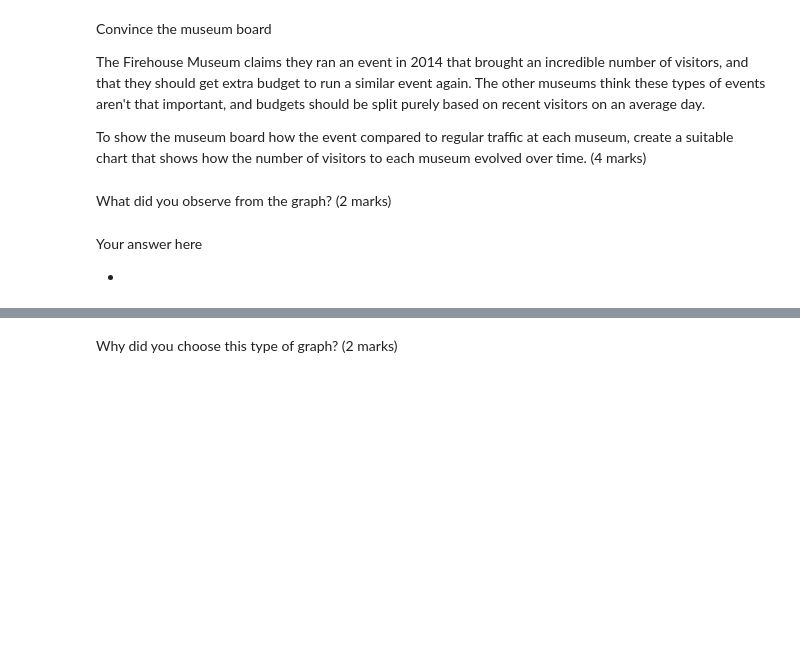
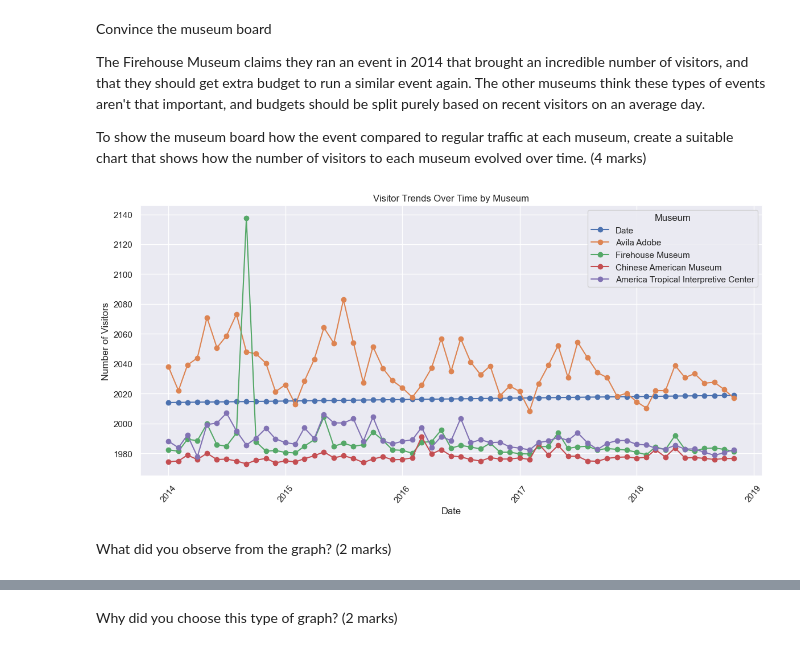
Before and after one commit to JB250101/Machine-learning, a Jupyter notebook: Assignment 2/Assignment2.ipynb, the cells around one changed output, grey strips where cells are left out. Drawn from its saved outputs; the diff is of its cells as text; code cells hidden in the pictures; blank space fills up the shorter version.

```diff
--- a/Assignment 2/Assignment2.ipynb
+++ b/Assignment 2/Assignment2.ipynb
@@ -181,7 +178,6 @@ You can find the csv file that contains the museum visitors data here: ./CSVs/mu
 # %% [markdown]
 Review the data by taking a look at a few of the rows.
 # %%
-museum_data = '/data/museum_visitors.csv'
-museum_visitors = pd.read_csv(museum_data)
+museum_visitors = pd.read_csv('./data/museum_visitors.csv')
 museum_visitors.head()
 # %% [output]
@@ -198,6 +197,24 @@ To show the museum board how the event compared to regular traffic at each museu
+# %%
+
+# Convert the 'Date' column to datetime, since the dates axis will be all in one line which is not looking clear
+museum_visitors['Date'] = pd.to_datetime(museum_visitors['Date'])
+
+# Plotting
+plt.figure(figsize=(12, 6))
+for column in museum_visitors.columns:
+    plt.plot(museum_visitors['Date'], museum_visitors[column], label=column, marker='o')
+
+# Add title and labels
+plt.title('Visitor Trends Over Time by Museum')
+plt.xlabel('Date')
+plt.ylabel('Number of Visitors')
+plt.xticks(rotation=50)  # Rotate dates for better visibility
+plt.legend(title='Museum')
+plt.tight_layout()  # Adjust the layout to make room for the title and labels
+
+# Show the plot
+plt.show()
+# %% [output]
+[figure, added]
 # %% [markdown]
 What did you observe from the graph? (2 marks)
-# %% [markdown]
-Your answer here
-
-*
```
Also changed, not shown: parts of 65 cells of this notebook, 2 other files.
